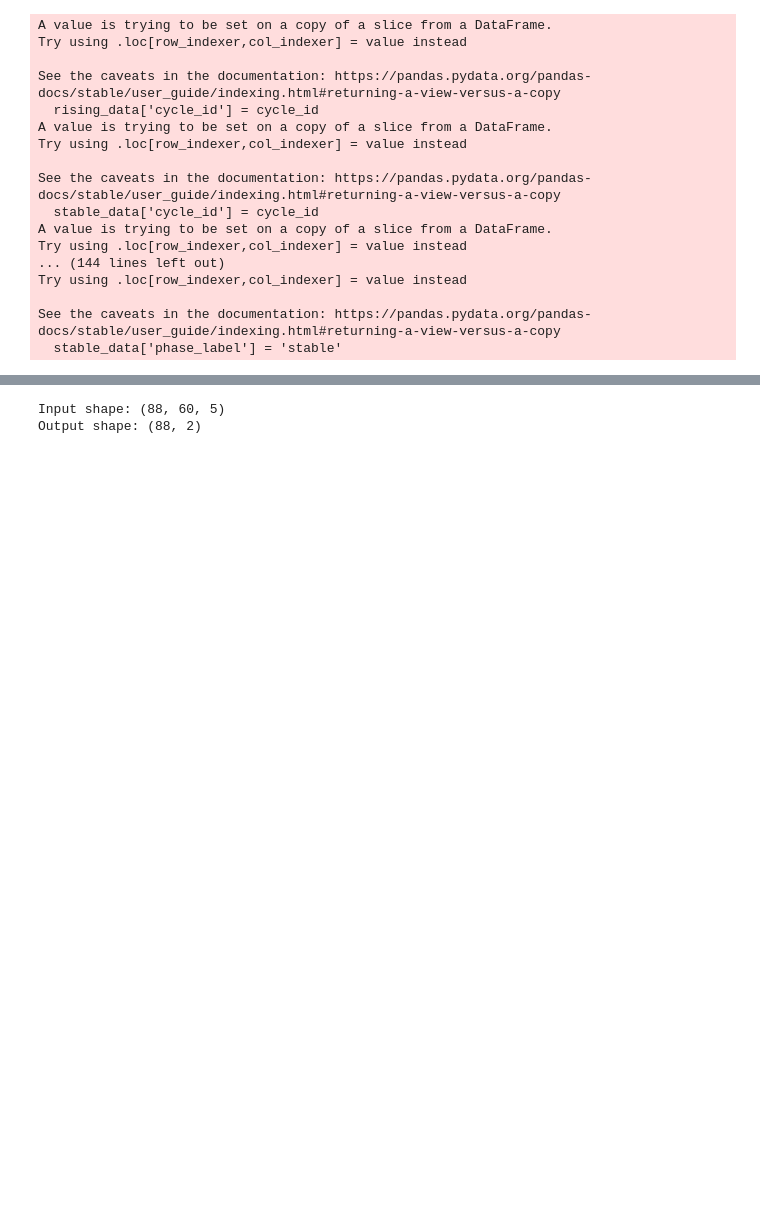
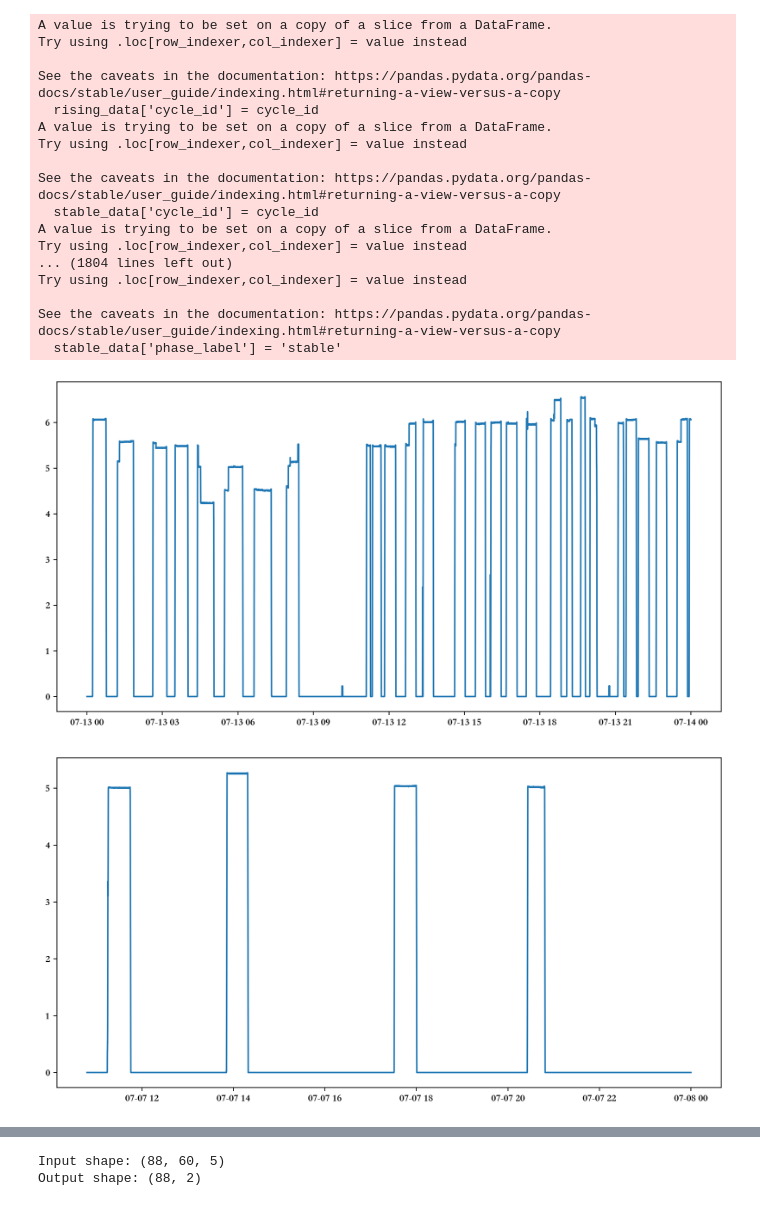
Before and after one commit to NonPlayerCharacterdlss/TBM_machinelearning, a Jupyter notebook: lstm_test.ipynb, the cells around one changed output, grey strips where cells are left out. Drawn from its saved outputs; the diff is of its cells as text; code cells hidden in the pictures; blank space fills up the shorter version.

```diff
--- a/lstm_test.ipynb
+++ b/lstm_test.ipynb
@@ -288,5 +288,5 @@ print(os.listdir('/Users/xudongzuo/Desktop/test_data/un_zip'))
 # %%
-list_of_bc = os.listdir('/Users/xudongzuo/Desktop/test_data/un_zip')
+list_of_bc = os.listdir('/Users/xudongzuo/Library/CloudStorage/OneDrive-个人/文档/workspace/test_data/un_zip')
 # %%
 list_of_bc
 # %% [output]
@@ -302,16 +315,21 @@ def save_process(df,phase_list,output_folder):
     all_cycle_data = []
     for phase in phase_list:
         cycle_id = phase['cycle_id']
-        #push_start = phase['push_start']
+        push_start = phase['push_start']
         rising_start = phase['rising_start']
         stable_start = phase['stable_start']
         falling_start = phase['falling_start']
 
+        buffer_minutes = 0
+        start_time = push_start - pd.Timedelta(minutes=buffer_minutes) if push_start else None
+        end_time = falling_start + pd.Timedelta(minutes=buffer_minutes) if falling_start else None
+
         #标记空推段，只需要用上升段预测稳定段
-        #push_data = df[(df['运行时间']>push_start)&(df['运行时间']<rising_start)]
+        push_data = df[(df['运行时间']>push_start)&(df['运行时间']<rising_start)]
         rising_data = df[(df['运行时间']>rising_start)&(df['运行时间']<stable_start)]
         stable_data = df[(df['运行时间']>stable_start)&(df['运行时间']<falling_start)]
-        #falling_data = df[(df['运行时间']>falling_start)&(df['运行时间']<endtime)]
+        falling_data = df[(df['运行时间']>falling_start)&(df['运行时间']<end_time)]
+
 
         rising_data['cycle_id'] = cycle_id
         stable_data['cycle_id'] = cycle_id
@@ -333,32 +351,36 @@ def save_process(df,phase_list,output_folder):
             combined_df.to_csv(path_or_buf=output_path,index = False,mode='a')
 # %%
 data = []
-input_folder = '/Users/xudongzuo/Desktop/test_data/un_zip'
-output_folder = '/Users/xudongzuo/Desktop/test_data/processed'
+input_folder = '/Users/xudongzuo/Library/CloudStorage/OneDrive-个人/文档/workspace/test_data/un_zip'
+output_folder = '/Users/xudongzuo/Library/CloudStorage/OneDrive-个人/文档/workspace/test_data/processed'
 for file in list_of_bc:
-    df = read_tbm_data('/Users/xudongzuo/Desktop/test_data/un_zip/'+file)
+    df = read_tbm_data('/Users/xudongzuo/Library/CloudStorage/OneDrive-个人/文档/workspace/test_data/un_zip/'+file)
     #取出这天的循环列表，方便我后面用手段对数据进行划分
     cycle_list = tbm_cycle_judge(df)
     df = data_presv(df,cycle_list,col_names=['推进速度','贯入度'],outlier_window = 5,smooth_window = 5)
     #save_process(df,file,output_folder,)
     phase_list = classify_excavation_phase(df,cycle_list,T_threshold = 0,Tf_threshold = 600,Ff_threshold = 1000,sigma_threshold = 20,duration_threshold = 60,v_set_rate = 0)
     save_process(df,phase_list,output_folder)
     data += phase_list
+    plt.figure(figsize=(12, 6),dpi=200)
+    plt.plot(df['运行时间'], df['刀盘转速'])
 # %% [output]
 A value is trying to be set on a copy of a slice from a DataFrame.
 Try using .loc[row_indexer,col_indexer] = value instead
 
 See the caveats in the documentation: https://pandas.pydata.org/pandas-docs/stable/user_guide/indexing.html#returning-a-view-versus-a-copy
   rising_data['cycle_id'] = cycle_id
 A value is trying to be set on a copy of a slice from a DataFrame.
 Try using .loc[row_indexer,col_indexer] = value instead
 
 See the caveats in the documentation: https://pandas.pydata.org/pandas-docs/stable/user_guide/indexing.html#returning-a-view-versus-a-copy
   stable_data['cycle_id'] = cycle_id
 A value is trying to be set on a copy of a slice from a DataFrame.
 Try using .loc[row_indexer,col_indexer] = value instead
-... (144 lines left out)
+... (1804 lines left out)
 Try using .loc[row_indexer,col_indexer] = value instead
 
 See the caveats in the documentation: https://pandas.pydata.org/pandas-docs/stable/user_guide/indexing.html#returning-a-view-versus-a-copy
   stable_data['phase_label'] = 'stable'
+[figure, added]
+[figure, added]
```
Also changed, not shown: parts of 9 cells of this notebook.
